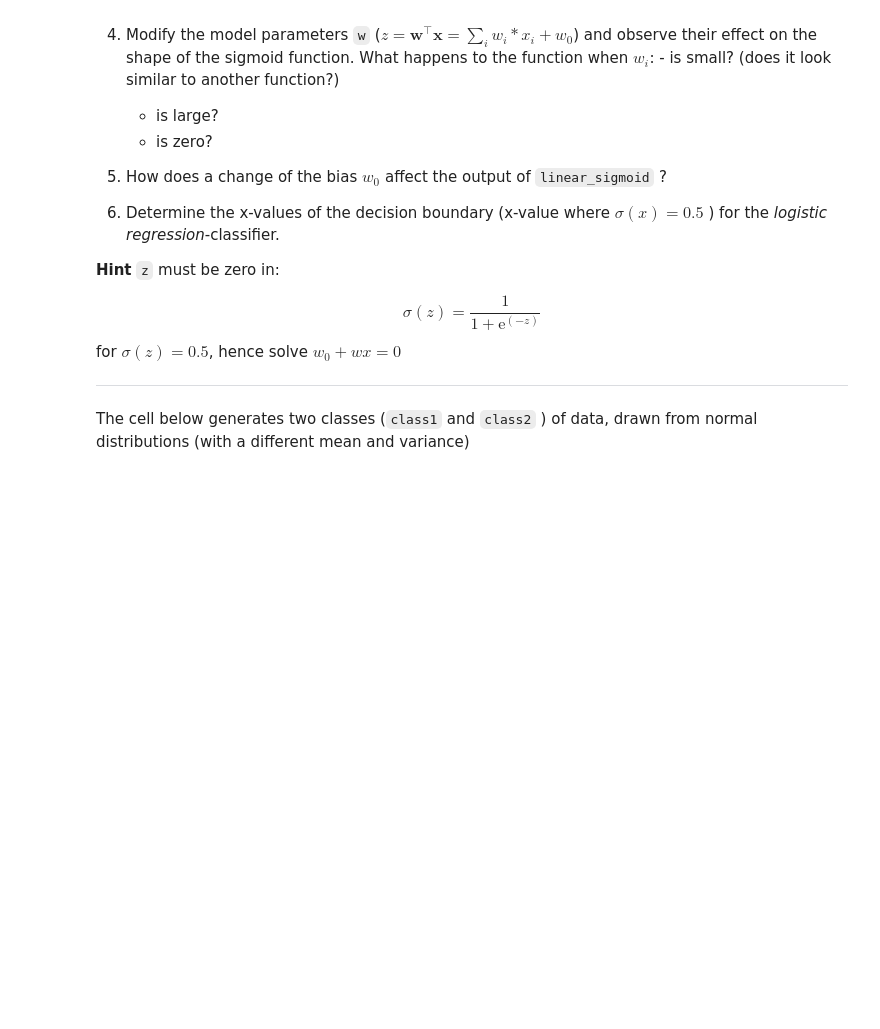
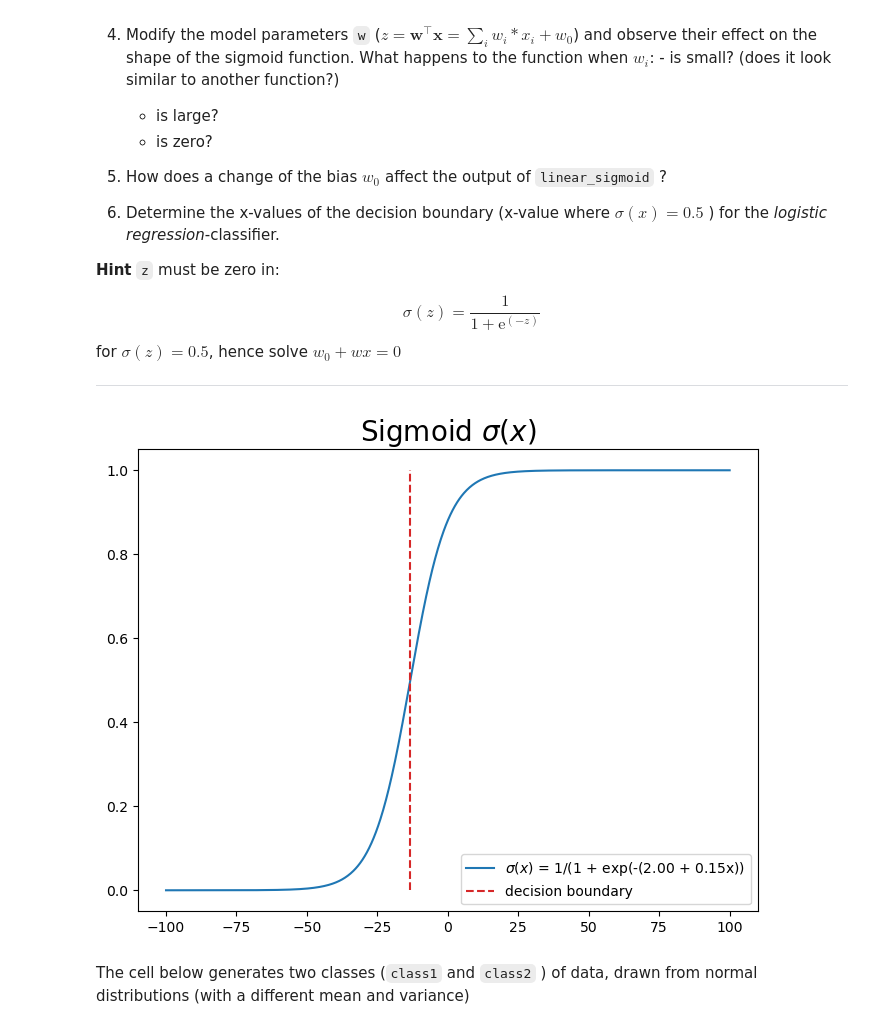
Before and after one commit to Slug-Boi-ITU-Repositories/iml_exercises, a Jupyter notebook: W10/01-logistic_regression.ipynb, the cells around one changed output. Saved outputs shown, nothing was run; the diff lists cells and outputs as text; code cells hidden in the pictures; blank space fills up the shorter version.

```diff
--- a/W10/01-logistic_regression.ipynb
+++ b/W10/01-logistic_regression.ipynb
@@ -96,27 +88,34 @@ for $\sigma(z)=0.5$, hence solve $w_0 + w x = 0$
 # %%
 def linear_sigmoid(x,b,w) :  # sigmoid function
     """
     :param x: 1D array of the (single) input-feature values.
     :param b: The bias parameter of the model.
     :param W: The weight parameter of the model.
 
     :return (float): output values of the sigmoid function.
     """
-    ...
+    sum_res = x*w+b
+    sig = 1/(1 + np.exp(-sum_res))
+    return sig
 
 xs = np.linspace(-100,100,1000) ### linspace of "input features"
-params = [3.0,0.15] ### parameters of the model
+# Higher W gives steeper graph, Lower W gives softer slope
+# Bias shifts where the slope starts aka shifts the entire function over
+# 6 - Decisions boundry buddy
+params = [2,0.15] ### parameters of the model
 
 # Calc decision boundary here
-Decision_boundary = ... # write your solution here
+Decision_boundary = -params[0]/params[1]# write your solution here
 
 ### plotting ####
 plt.figure(figsize=(8,6))
 plt.plot(xs, linear_sigmoid(xs,params[0],params[1]),label = r"$\sigma(x)$ = 1/(1 + exp(-(%.2f + %.2fx))"%(params[0],params[1]))
 plt.plot([Decision_boundary,Decision_boundary],[0,1],'--C3',label = 'decision boundary')
 plt.title(r"Sigmoid $\sigma(x)$", fontsize=20)
 plt.legend()
 plt.show()
+# %% [output]
+[figure, added]
 # %% [markdown]
 The cell below generates two classes (`class1`
  and `class2`
```
Also changed, not shown: parts of 6 cells of this notebook.
